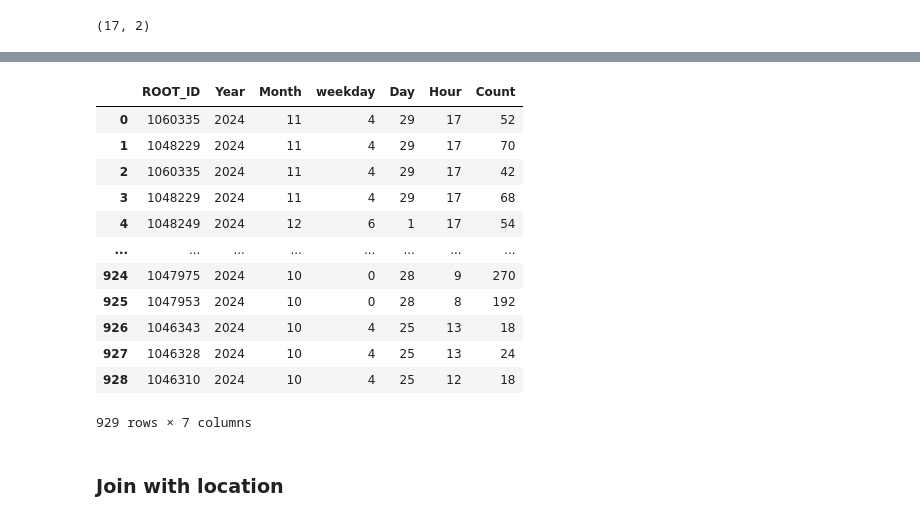
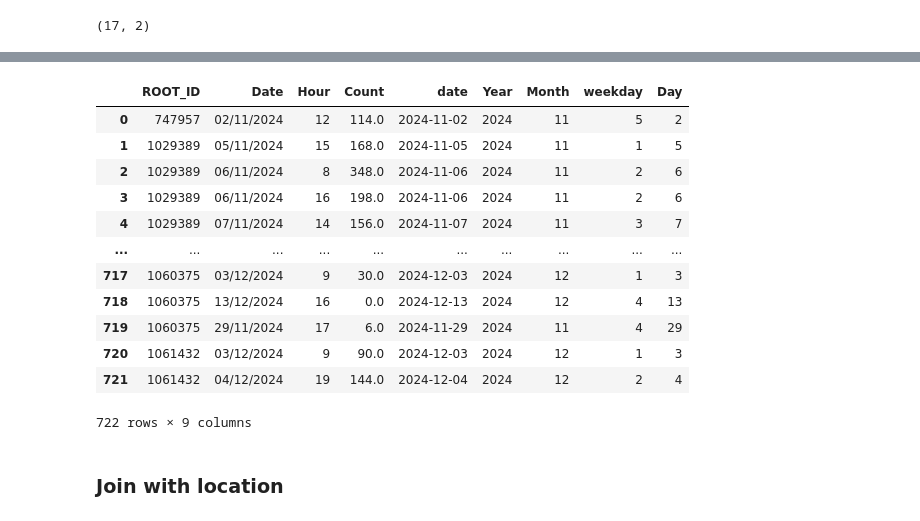
Before and after one commit to cyclingMoritz/250MUM006, a Jupyter notebook: notebooks/001-luca-explore-bicizen.ipynb, the cells around one changed output, grey strips where cells are left out. Cells and saved outputs as stored; diff of their text form; code cells hidden in the pictures.

```diff
--- a/notebooks/001-luca-explore-bicizen.ipynb
+++ b/notebooks/001-luca-explore-bicizen.ipynb
@@ -235,4 +189,0 @@ counts.describe()
-# %%
-counts["SPOTTED_AT"] = pd.to_datetime(counts["SPOTTED_AT"])
-counts["weekday"] = counts["SPOTTED_AT"].dt.weekday
-counts["weekday"].value_counts()
@@ -267,0 +190,8 @@ test.sort_values(by='TIME_MINUTES').head(10)
+# %%
+#Sum all into hour
+counts=counts.fillna(0)
+counts["count"]=counts["NUMBER_BICYCLES"]+counts["NUMBER_WOMEN_CYCLIST"]+counts["NUMBER_CHILDREN"]+counts["NUMBER_SENIORS"]+counts["NUMBER_SCOOTERS"]
+counts_by_hour = counts.groupby(['ROOT_ID', 'Date', 'Hour'])[['count', 'TIME_MINUTES']].sum().reset_index()
+print(counts.shape)
+print(counts_by_hour.shape)
+counts_by_hour.head()
@@ -267,0 +219,11 @@ test.sort_values(by='TIME_MINUTES').head(10)
+# %%
+#Make factor
+counts_by_hour["Factor"]=60/counts_by_hour["TIME_MINUTES"]
+print(counts_by_hour["Factor"].value_counts())
+print("\n")
+#Apply factor
+counts_by_hour["count"]=counts_by_hour["count"]*counts_by_hour["Factor"]
+print(counts_by_hour["count"].describe())
+
+#Check it adds up
+print("VAlues are",(counts_by_hour["TIME_MINUTES"]*counts_by_hour["Factor"]).unique())
@@ -268,25 +248,34 @@ test.sort_values(by='TIME_MINUTES').head(10)
 # %%
-attributes = ['ROOT_ID', 'Year', 'Month','weekday', 'Day', 'Hour','Volumen Bicicletas']
-df = counts[attributes].copy()
+attributes = ['ROOT_ID', 'Date','Hour','count']
+df = counts_by_hour[attributes].copy()
+
+df["date"] = pd.to_datetime(df["Date"], dayfirst=True)
+
+# Extract Year, Month, Weekday, and Day from date
+df["Year"] = df["date"].dt.year
+df["Month"] = df["date"].dt.month
+df["weekday"] = df["date"].dt.weekday
+df["Day"] = df["date"].dt.day
+
 #Make 'Year', 'Month', 'Day', 'Hour' int
 # Fill NaN values with 0 before converting to int
 df[['Year', 'Month', 'Day', 'Hour']] = df[['Year', 'Month', 'Day', 'Hour']].astype(int)
-df = df.rename(columns={'Volumen Bicicletas': 'Count'})
+df=df.rename(columns={"count":"Count"})
 df
 # %% [output]
-|  | ROOT_ID | Year | Month | weekday | Day | Hour | Count |
-| 0 | 1060335 | 2024 | 11 | 4 | 29 | 17 | 52 |
-| 1 | 1048229 | 2024 | 11 | 4 | 29 | 17 | 70 |
-| 2 | 1060335 | 2024 | 11 | 4 | 29 | 17 | 42 |
-| 3 | 1048229 | 2024 | 11 | 4 | 29 | 17 | 68 |
-| 4 | 1048249 | 2024 | 12 | 6 | 1 | 17 | 54 |
-| ... | ... | ... | ... | ... | ... | ... | ... |
-| 924 | 1047975 | 2024 | 10 | 0 | 28 | 9 | 270 |
-| 925 | 1047953 | 2024 | 10 | 0 | 28 | 8 | 192 |
-| 926 | 1046343 | 2024 | 10 | 4 | 25 | 13 | 18 |
-| 927 | 1046328 | 2024 | 10 | 4 | 25 | 13 | 24 |
-| 928 | 1046310 | 2024 | 10 | 4 | 25 | 12 | 18 |
+|  | ROOT_ID | Date | Hour | Count | date | Year | Month | weekday | Day |
+| 0 | 747957 | 02/11/2024 | 12 | 114.0 | 2024-11-02 | 2024 | 11 | 5 | 2 |
+| 1 | 1029389 | 05/11/2024 | 15 | 168.0 | 2024-11-05 | 2024 | 11 | 1 | 5 |
+| 2 | 1029389 | 06/11/2024 | 8 | 348.0 | 2024-11-06 | 2024 | 11 | 2 | 6 |
+| 3 | 1029389 | 06/11/2024 | 16 | 198.0 | 2024-11-06 | 2024 | 11 | 2 | 6 |
+| 4 | 1029389 | 07/11/2024 | 14 | 156.0 | 2024-11-07 | 2024 | 11 | 3 | 7 |
+| ... | ... | ... | ... | ... | ... | ... | ... | ... | ... |
+| 717 | 1060375 | 03/12/2024 | 9 | 30.0 | 2024-12-03 | 2024 | 12 | 1 | 3 |
+| 718 | 1060375 | 13/12/2024 | 16 | 0.0 | 2024-12-13 | 2024 | 12 | 4 | 13 |
+| 719 | 1060375 | 29/11/2024 | 17 | 6.0 | 2024-11-29 | 2024 | 11 | 4 | 29 |
+| 720 | 1061432 | 03/12/2024 | 9 | 90.0 | 2024-12-03 | 2024 | 12 | 1 | 3 |
+| 721 | 1061432 | 04/12/2024 | 19 | 144.0 | 2024-12-04 | 2024 | 12 | 2 | 4 |
-929 rows × 7 columns
+722 rows × 9 columns
 # %% [markdown]
 ### Join with location
 # %%
```
Also changed, not shown: parts of 33 cells of this notebook.
